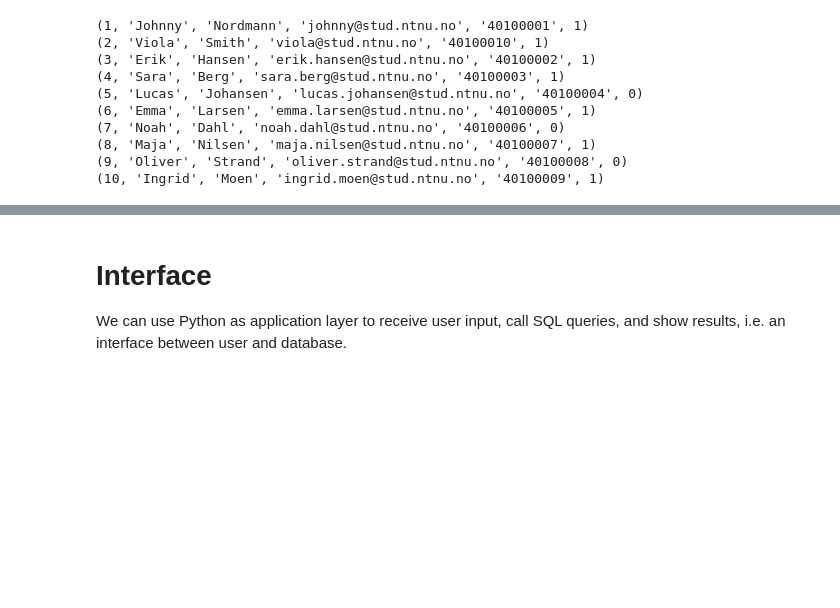
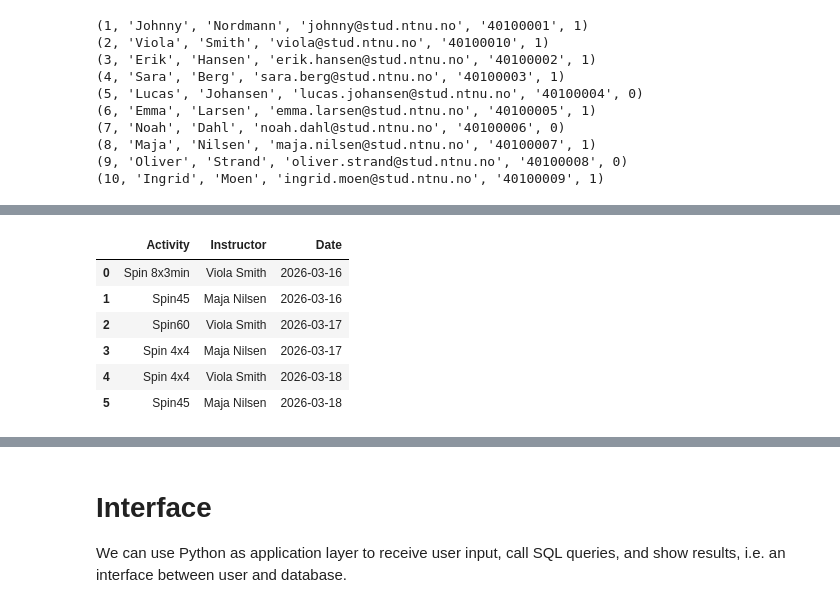
Before and after one commit to neneva-ramsen/training-center-db, a Jupyter notebook: testing.ipynb, the cells around one changed output, grey strips where cells are left out. Drawn from its saved outputs; the diff is of its cells as text; code cells hidden in the pictures; blank space fills up the shorter version.

```diff
--- a/testing.ipynb
+++ b/testing.ipynb
@@ -55,0 +72,26 @@ for row in rows:
+# %%
+# See who is instructor
+import pandas as pd
+
+
+query = """
+    SELECT
+        activities.name AS Activity,
+        users.first_name || ' ' || users.last_name AS Instructor,
+        group_sessions.sessiondate AS Date
+    FROM users
+    INNER JOIN group_sessions ON users.id = group_sessions.instructor_id
+    INNER JOIN activities ON activities.id = group_sessions.activity_id
+    """
+
+df = pd.read_sql_query(query, conn)
+
+df
+# %% [output]
+|  | Activity | Instructor | Date |
+| 0 | Spin 8x3min | Viola Smith | 2026-03-16 |
+| 1 | Spin45 | Maja Nilsen | 2026-03-16 |
+| 2 | Spin60 | Viola Smith | 2026-03-17 |
+| 3 | Spin 4x4 | Maja Nilsen | 2026-03-17 |
+| 4 | Spin 4x4 | Viola Smith | 2026-03-18 |
+| 5 | Spin45 | Maja Nilsen | 2026-03-18 |
```
Also changed, not shown: parts of 9 cells of this notebook.
